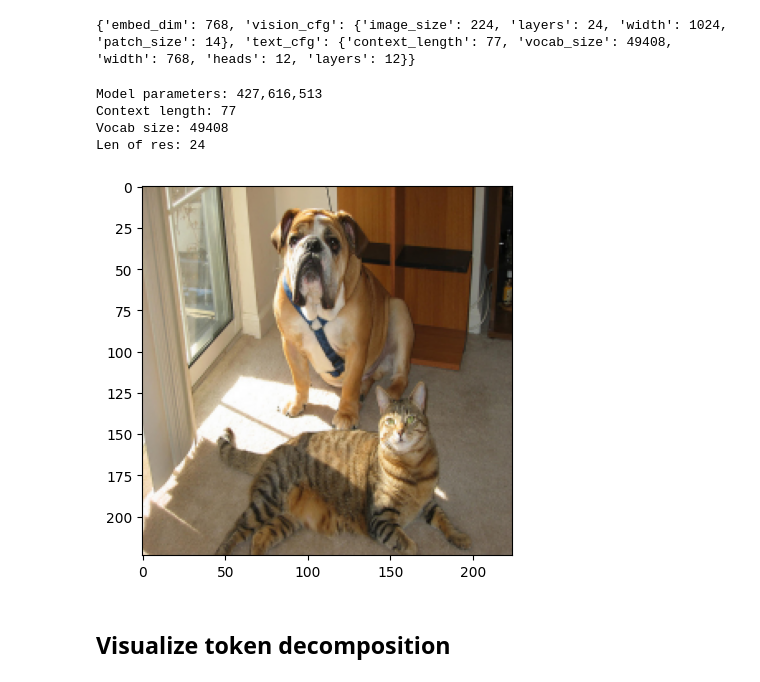
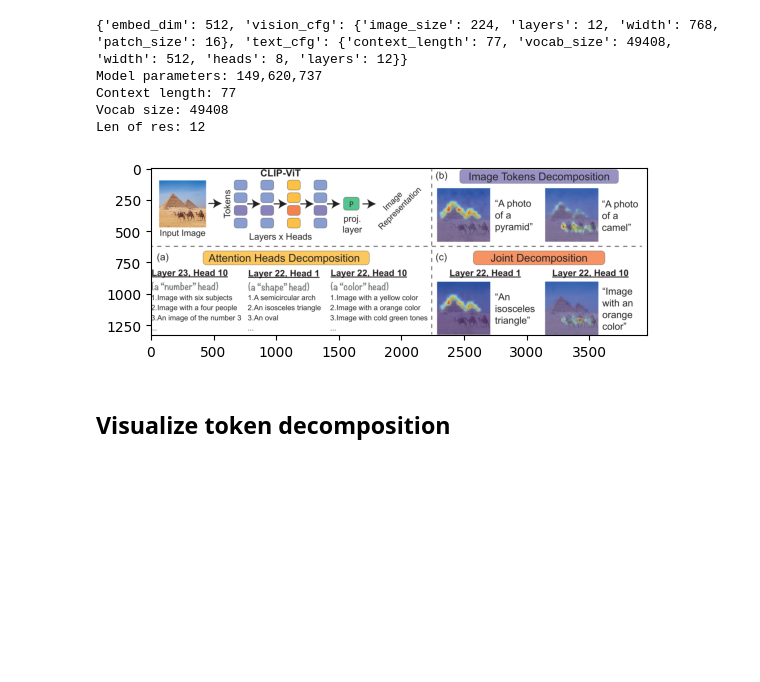
Before and after one commit to vstrozzi/MT2024, a Jupyter notebook: demo.ipynb, the cells around one changed output. Drawn from its saved outputs; the diff is of its cells as text; code cells hidden in the pictures; blank space fills up the shorter version.

```diff
--- a/demo.ipynb
+++ b/demo.ipynb
@@ -21,10 +21,9 @@ from matplotlib import pyplot as plt
 import timm
 # %%
 ## Hyperparameters or chosen model
-
 device = 'cpu'
-pretrained = 'laion2b_s32b_b82k'
-model_name = 'ViT-L-14' #21.2 parameters #'ViT-B-16' # 'ViT-H-14'
+pretrained = 'laion2b_s34b_b88k'
+model_name = 'ViT-B-16' #21.2 parameters #'ViT-B-16' # 'ViT-H-14'
 batch_size = 2 # only needed for the nn search
 imagenet_path = '/datasets/ilsvrc_2024-01-04_1601/' # only needed for the nn search
 # %%
@@ -44,19 +43,19 @@ print("Len of res:", len(model.visual.transformer.resblocks))
 
 prs = hook_prs_logger(model, device) # apply hook to model
 # %% [output]
-{'embed_dim': 768, 'vision_cfg': {'image_size': 224, 'layers': 24, 'width': 1024, 'patch_size': 14}, 'text_cfg': {'context_length': 77, 'vocab_size': 49408, 'width': 768, 'heads': 12, 'layers': 12}}
+{'embed_dim': 512, 'vision_cfg': {'image_size': 224, 'layers': 12, 'width': 768, 'patch_size': 16}, 'text_cfg': {'context_length': 77, 'vocab_size': 49408, 'width': 512, 'heads': 8, 'layers': 12}}
+Model parameters: 149,620,737
+Context length: 77
+Vocab size: 49408
+Len of res: 12
-Model parameters: 427,616,513
-Context length: 77
-Vocab size: 49408
-Len of res: 24
 # %%
 ## Load image
 
-image_pil = Image.open('images/catdog.png')
+image_pil = Image.open('images/teaser.png')
 image = preprocess(image_pil)[np.newaxis, :, :, :]
 _ = plt.imshow(image_pil)
 # %% [output]
-[figure, old version]
+[figure, new version]
 # %%
 ## Run the image:
 prs.reinit()
```
Also changed, not shown: parts of 1 cell of this notebook, 1 other file.
